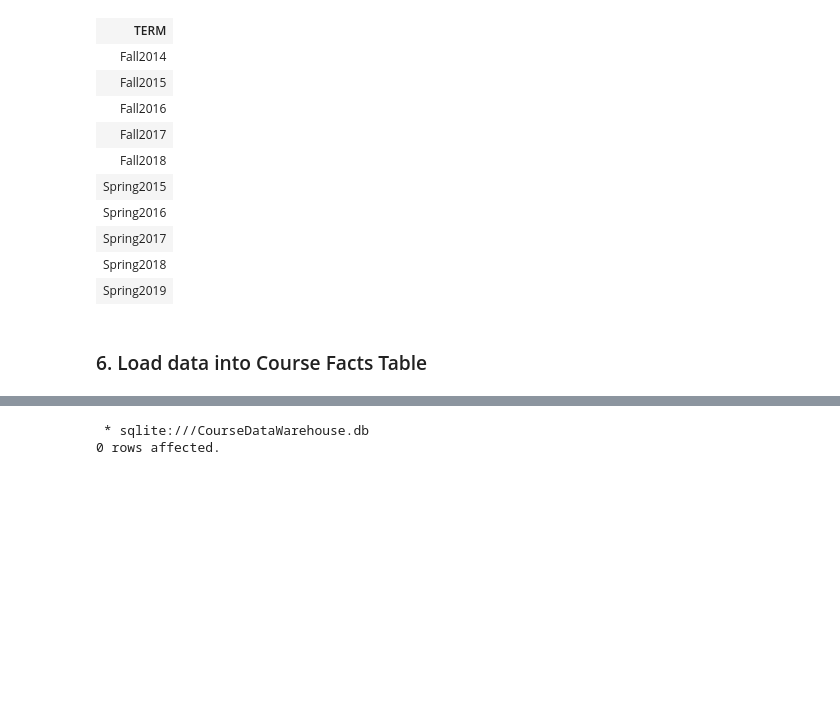
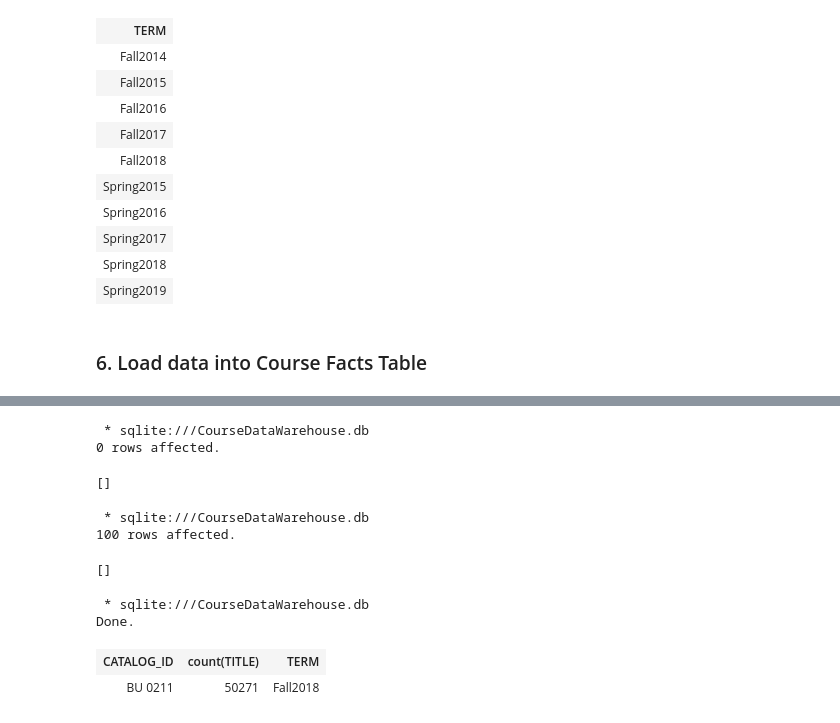
Before and after one commit to fairfield-ba510-spring2020/term-project-sql-distinct, a Jupyter notebook: CourseDataWarehouse.ipynb, the cells around one changed output, grey strips where cells are left out. Cells and saved outputs as stored; diff of their text form; code cells hidden in the pictures; blank space fills up the shorter version.

Commit message:
Insert data into course facts

```diff
--- a/CourseDataWarehouse.ipynb
+++ b/CourseDataWarehouse.ipynb
@@ -475,7 +472,13 @@ Done.
+# %%
+%%sql
+DELETE FROM COURSE_FACTS;
+# %% [output]
+ * sqlite:///CourseDataWarehouse.db
+0 rows affected.
+[]
 # %%
 %%sql
-DELETE FROM COURSE_FACTS;
-INSERT INTO COURSE_FACTS (CATALOG_ID, TITLE, PREREQ, COREQ, SECTION, CAPACITY, ACTUAL, REMAINING, CREDITS, TERM, LOCATION_ID, INSTRUCTOR_ID, PROGRAM_ID, TIMECODE)
+INSERT INTO COURSE_FACTS(CATALOG_ID, TITLE, PREREQ, COREQ, SECTION, CAPACITY, ACTUAL, REMAINING, CREDITS, TERM, LOCATION_ID, INSTRUCTOR_ID, PROGRAM_ID, TIMECODE)
 SELECT DISTINCT CATALOG_ID, TITLE, PREREQ, COREQ, SECTION, CAPACITY, ACTUAL, REMAINING, CREDITS, CALENDAR_DATES.TERM, LOCATIONS.LOCATION_ID, INSTRUCTORS.INSTRUCTOR_ID, PROGRAMS.PROGRAM_ID, TIME_SLICES.TIMECODE
 FROM CourseData.Courses
     JOIN CourseData.Course_Offerings USING (CATALOG_ID)
@@ -485,7 +488,22 @@ FROM CourseData.Courses
     JOIN INSTRUCTORS ON (INSTRUCTORS.INSTRUCTOR_ID = CourseData.Course_Offerings.Primary_Instructor_ID)
     JOIN PROGRAMS ON (PROGRAMS.PROGRAM_ID = CourseData.Courses.Program_ID)
     JOIN TEMP_TABLE ON (TEMP_TABLE.MEETING_ID = CourseData.Course_Meetings.MEETING_ID)
-    JOIN TIME_SLICES ON (TIME_SLICES.TIMECODE = TEMP_TABLE.TIMECODE);
+    JOIN TIME_SLICES ON (TIME_SLICES.TIMECODE = TEMP_TABLE.TIMECODE)
+LIMIT 100;
 # %% [output]
  * sqlite:///CourseDataWarehouse.db
-0 rows affected.
+100 rows affected.
+[]
+# %%
+%%sql
+SELECT CATALOG_ID,TITLE, SECTION, TERM
+FROM COURSE_FACTS
+    JOIN TEMP_TABLE USING (TIMECODE)
+    JOIN TIME_SLICES USING (TIMECODE)
+WHERE CATALOG_ID LIKE '%BU%' and TERM = 'Fall2018'
+GROUP BY CATALOG_ID
+# %% [output]
+ * sqlite:///CourseDataWarehouse.db
+Done.
+| CATALOG_ID | count(TITLE) | TERM |
+| BU 0211 | 50271 | Fall2018 |
```
Also changed, not shown: parts of 4 cells of this notebook, 3 other files.
